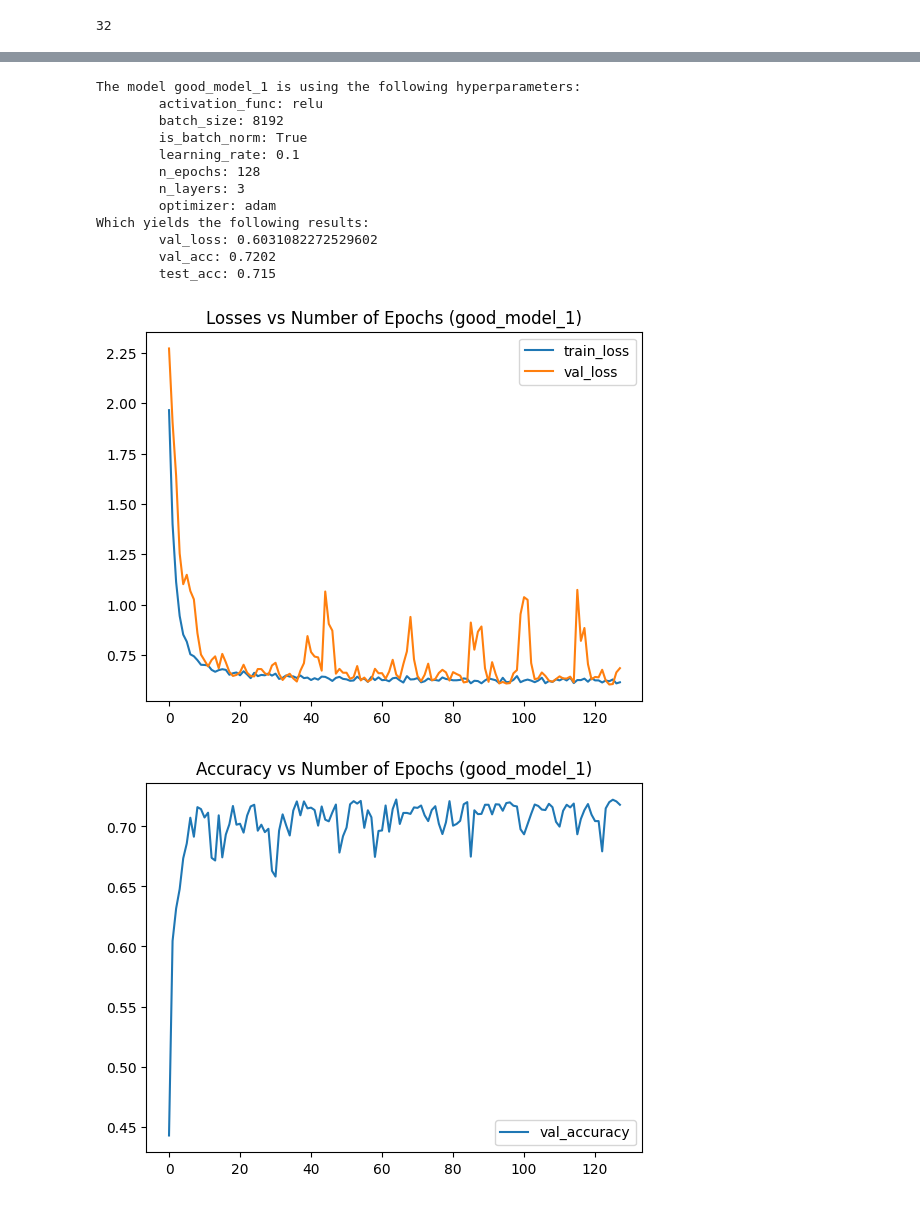
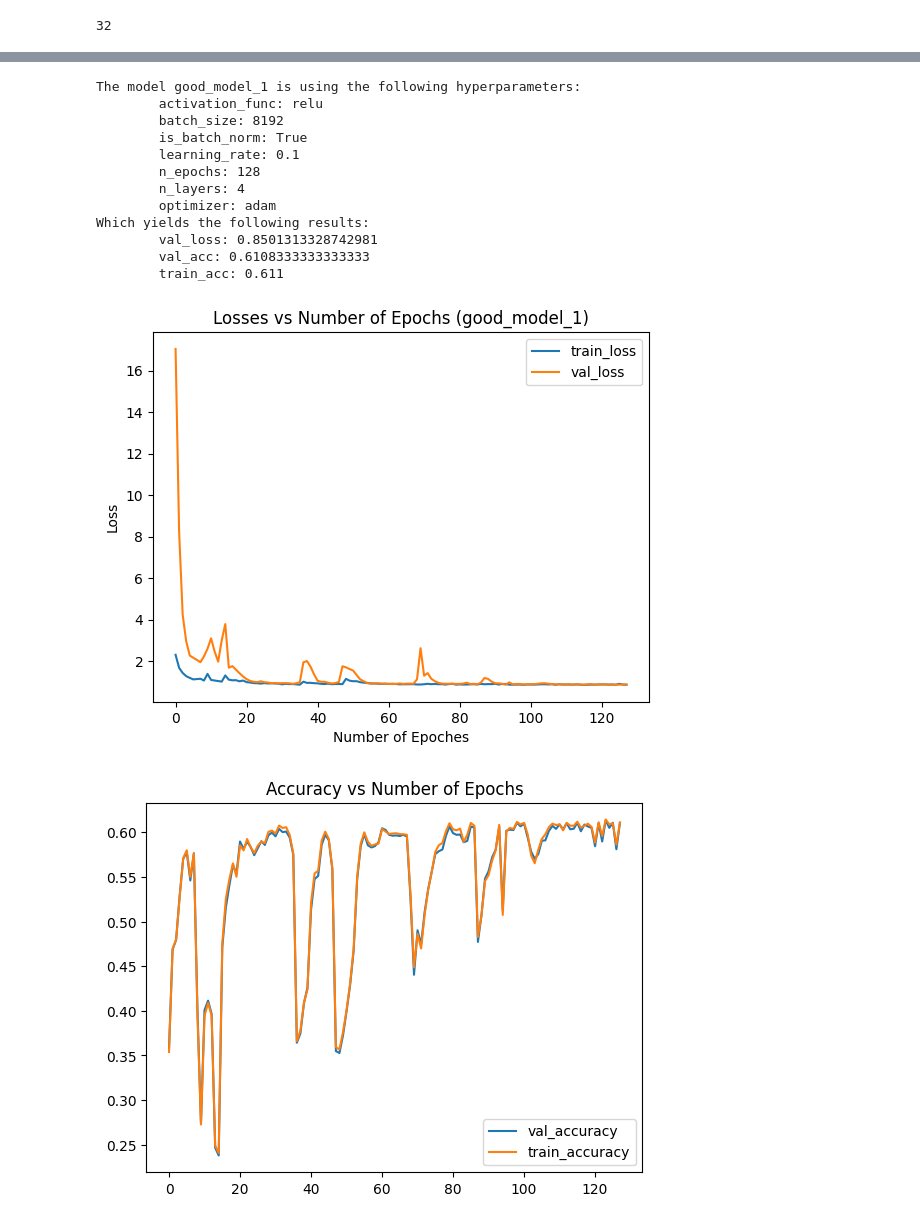
Before and after one commit to LBYPatrick/fair_ratings, a Jupyter notebook: model_evaluation.ipynb, the cells around one changed output, grey strips where cells are left out. Saved outputs shown, nothing was run; the diff lists cells and outputs as text; code cells hidden in the pictures.

```diff
--- a/model_evaluation.ipynb
+++ b/model_evaluation.ipynb
@@ -60,5 +80,8 @@ labels.csv
 # %%
-trained_models = torch.load("data/sweep_result_loss_mp_fast_final_2.pickle")
+trained_models = torch.load(
+    "data/sweep_result_loss_mp_fast_final_4.pickle",
+    map_location=torch.device(get_best_torch_device())
+  )
 # %%
 len(trained_models)
 # %% [output]
@@ -244,28 +262,31 @@ def describe_model(model_info, name: str = ""):
     # train_loss and val_loss vs epoch
     pyplot.plot(df_results["train_loss"], label="train_loss")
     pyplot.plot(df_results["val_loss"], label="val_loss")
+    pyplot.xlabel("Number of Epoches")
+    pyplot.ylabel("Loss")
     pyplot.legend()
     pyplot.title(f"Losses vs Number of Epochs ({name})")
     pyplot.show()
 
     pyplot.plot(df_results["val_accuracy"], label="val_accuracy")
-    pyplot.title(f"Accuracy vs Number of Epochs ({name})")
+    pyplot.plot(df_results["train_accuracy"], label="train_accuracy")
+    pyplot.title(f"Accuracy vs Number of Epochs")
     pyplot.legend()
     pyplot.show()
 # %%
-describe_model(good_model_1, "good_model_1")
+describe_model(props_best, "good_model_1")
 # %% [output]
 The model good_model_1 is using the following hyperparameters:
         activation_func: relu
         batch_size: 8192
         is_batch_norm: True
         learning_rate: 0.1
         n_epochs: 128
-        n_layers: 3
+        n_layers: 4
         optimizer: adam
 Which yields the following results:
-        val_loss: 0.6031082272529602
-        val_acc: 0.7202
-        test_acc: 0.715
+        val_loss: 0.8501313328742981
+        val_acc: 0.6108333333333333
+        train_acc: 0.611
-[figure, old version]
+[figure, new version]
-[figure, old version]
+[figure, new version]
```
Also changed, not shown: parts of 15 cells of this notebook, 14 other files.
